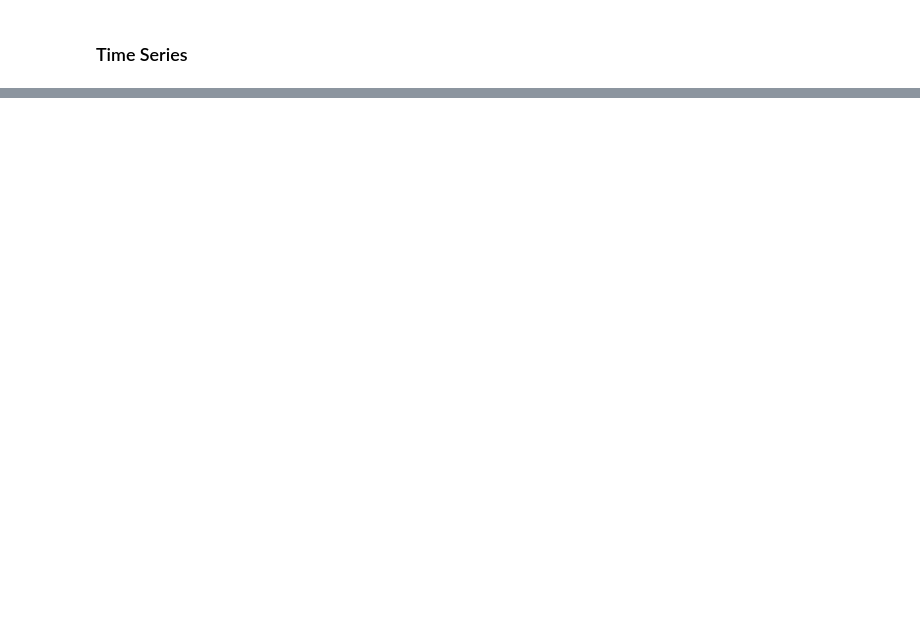
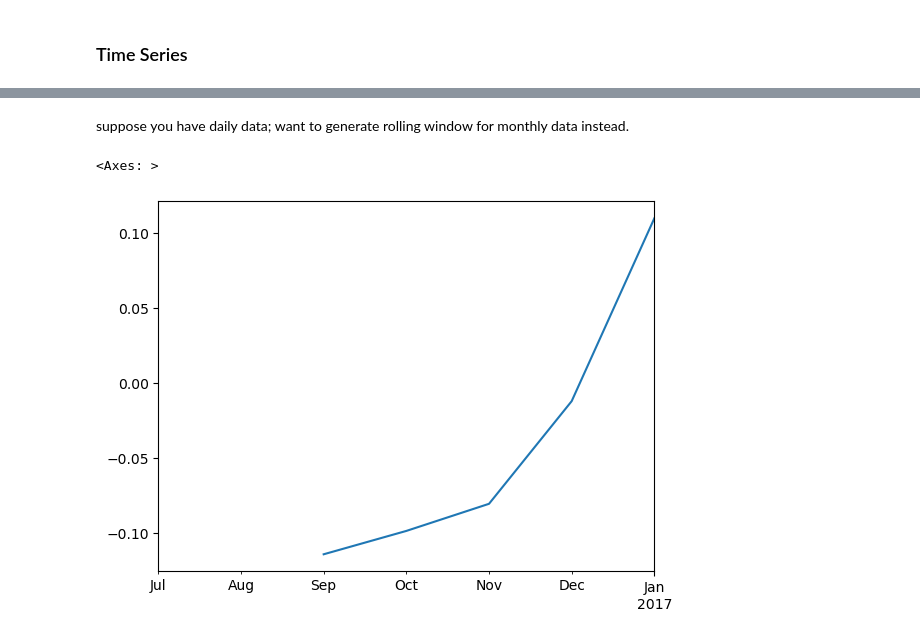
Before and after one commit to LuqDaMan/python-revision, a Jupyter notebook: timeseries_recap.ipynb, the cells around one changed output, grey strips where cells are left out. Saved outputs shown, nothing was run; the diff lists cells and outputs as text; code cells hidden in the pictures; blank space fills up the shorter version.

```diff
--- a/timeseries_recap.ipynb
+++ b/timeseries_recap.ipynb
@@ -22,0 +413,8 @@ df.set_index('Month').plot()
+# %% [markdown]
+suppose you have daily data; want to generate rolling window for monthly data instead.
+# %%
+ts_long = pd.Series(np.random.randn(200),pd.date_range('7/1/16',freq = 'D',periods =200))
+ts_long.resample('M').mean().rolling(window=3).mean().plot()
+# %% [output]
+<Axes: >
+[figure, added]
```
Also changed, not shown: parts of 77 cells of this notebook.
